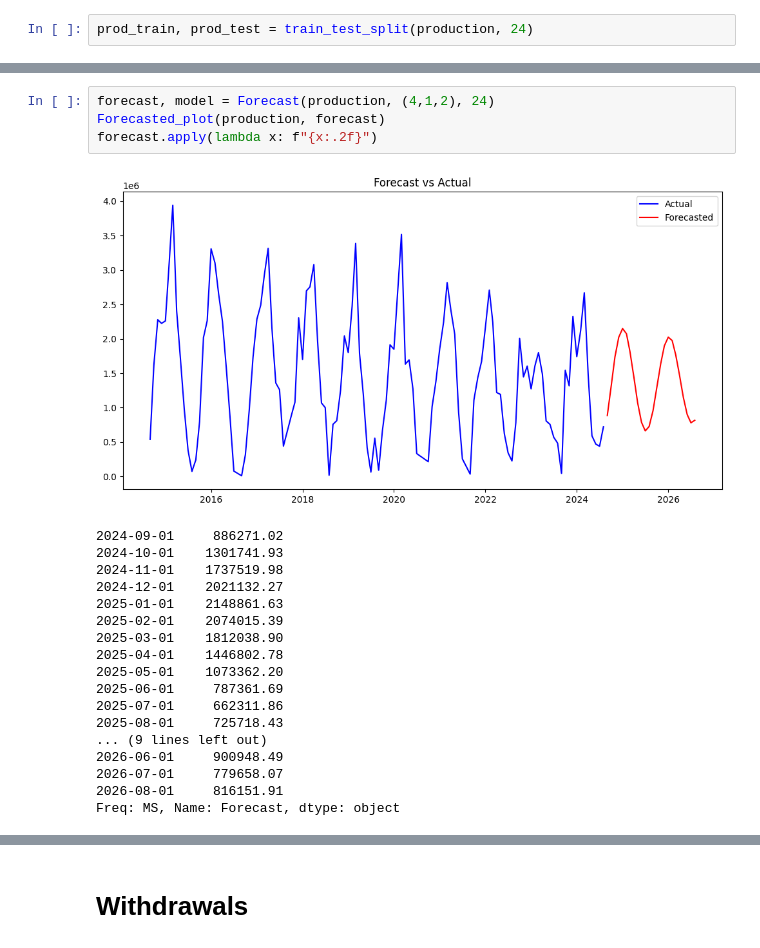
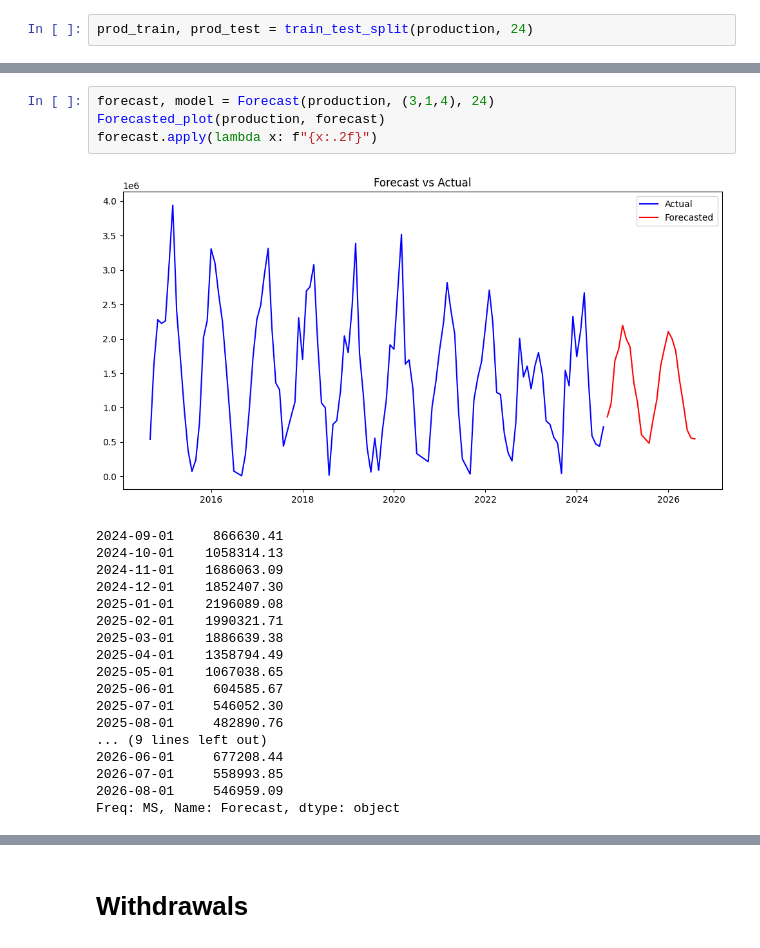
Before and after one commit to LeinnarF/Math_Modeling_Research_ARIMAX, a Jupyter notebook: Exog_forecast.ipynb, the cells around one changed output, grey strips where cells are left out. Cells and saved outputs as stored; diff of their text form.

```diff
--- a/Exog_forecast.ipynb
+++ b/Exog_forecast.ipynb
@@ -278,25 +270,25 @@ MAPE: 77.97348281405328
 AIC: 2757.6590783437655
 BIC: 2775.536216584969
 # %%
-forecast, model = Forecast(production, (4,1,2), 24)
+forecast, model = Forecast(production, (3,1,4), 24)
 Forecasted_plot(production, forecast)
 forecast.apply(lambda x: f"{x:.2f}")
 # %% [output]
-[figure, old version]
+[figure, new version]
-2024-09-01     886271.02
-2024-10-01    1301741.93
-2024-11-01    1737519.98
-2024-12-01    2021132.27
-2025-01-01    2148861.63
-2025-02-01    2074015.39
-2025-03-01    1812038.90
-2025-04-01    1446802.78
-2025-05-01    1073362.20
-2025-06-01     787361.69
-2025-07-01     662311.86
-2025-08-01     725718.43
+2024-09-01     866630.41
+2024-10-01    1058314.13
+2024-11-01    1686063.09
+2024-12-01    1852407.30
+2025-01-01    2196089.08
+2025-02-01    1990321.71
+2025-03-01    1886639.38
+2025-04-01    1358794.49
+2025-05-01    1067038.65
+2025-06-01     604585.67
+2025-07-01     546052.30
+2025-08-01     482890.76
 ... (9 lines left out)
-2026-06-01     900948.49
-2026-07-01     779658.07
-2026-08-01     816151.91
+2026-06-01     677208.44
+2026-07-01     558993.85
+2026-08-01     546959.09
 Freq: MS, Name: Forecast, dtype: object
```
Also changed, not shown: parts of 28 cells of this notebook, 11 other files.
